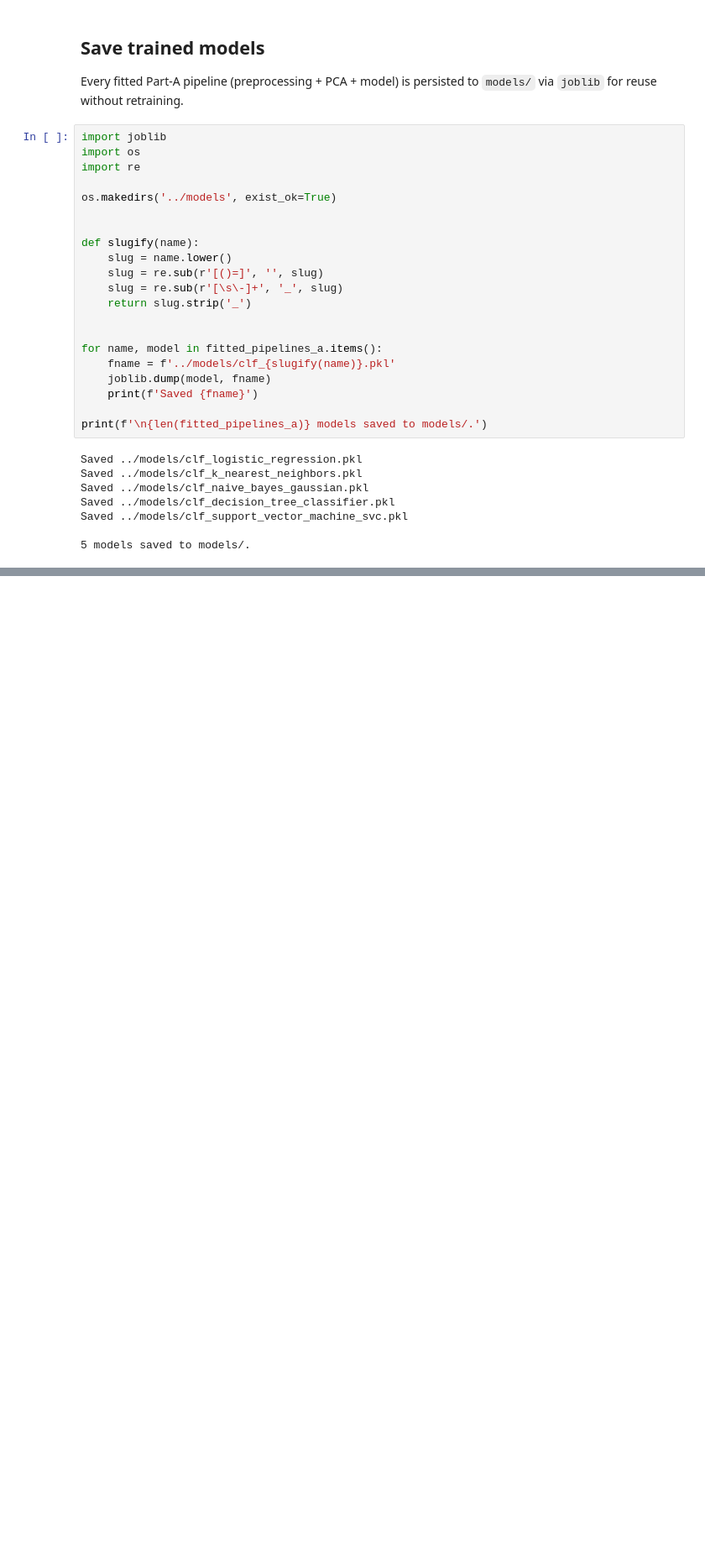
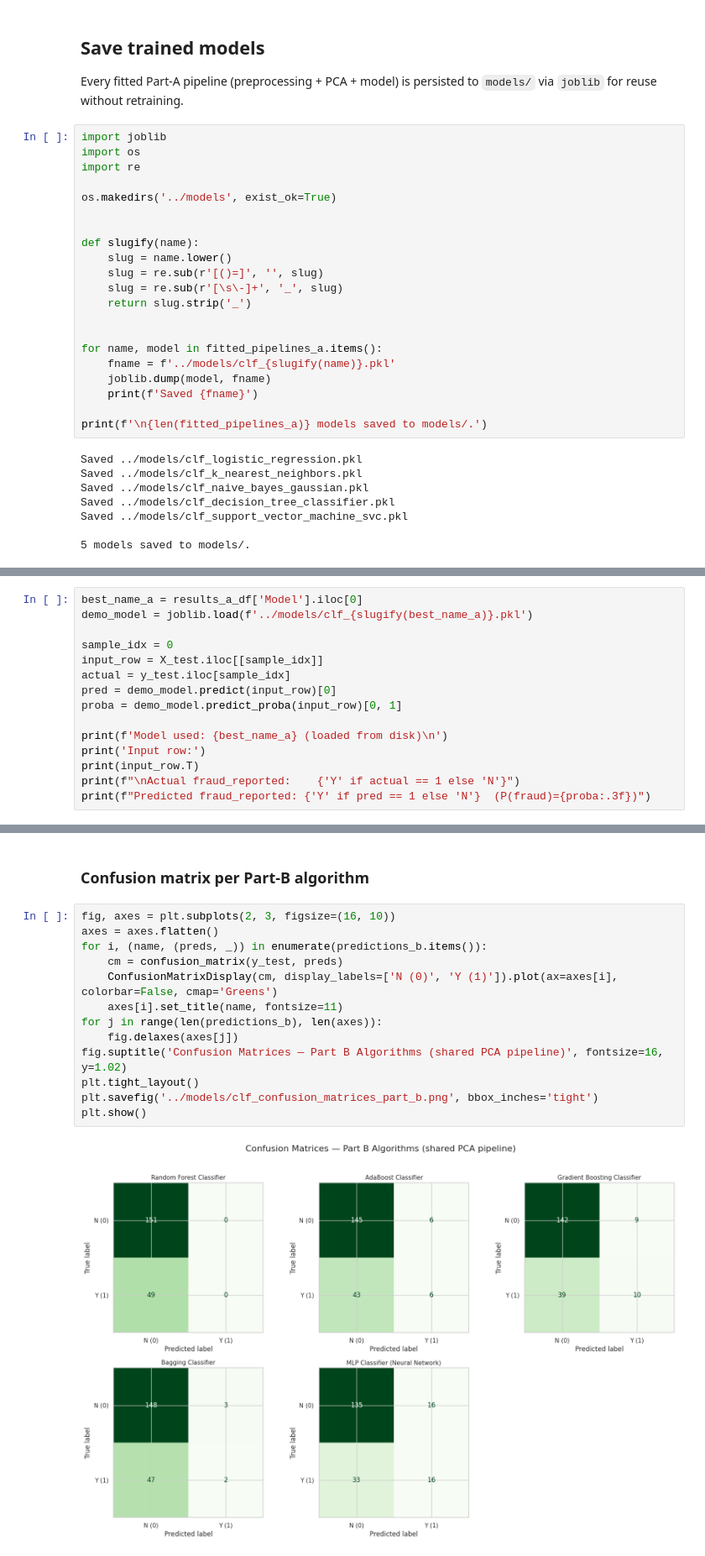
Before and after one commit to GVR2007/AI-risk-analysis, a Jupyter notebook: notebooks/classification.ipynb, the cells around one changed output, grey strips where cells are left out. Shown at 84% size. Cells and saved outputs as stored; diff of their text form; blank space fills up the shorter version.

```diff
--- a/notebooks/classification.ipynb
+++ b/notebooks/classification.ipynb
@@ -555,0 +560,15 @@ Saved ../models/clf_support_vector_machine_svc.pkl
+# %%
+best_name_a = results_a_df['Model'].iloc[0]
+demo_model = joblib.load(f'../models/clf_{slugify(best_name_a)}.pkl')
+
+sample_idx = 0
+input_row = X_test.iloc[[sample_idx]]
+actual = y_test.iloc[sample_idx]
+pred = demo_model.predict(input_row)[0]
+proba = demo_model.predict_proba(input_row)[0, 1]
+
+print(f'Model used: {best_name_a} (loaded from disk)\n')
+print('Input row:')
+print(input_row.T)
+print(f"\nActual fraud_reported:    {'Y' if actual == 1 else 'N'}")
+print(f"Predicted fraud_reported: {'Y' if pred == 1 else 'N'}  (P(fraud)={proba:.3f})")
@@ -555,0 +677,17 @@ Saved ../models/clf_support_vector_machine_svc.pkl
+# %% [markdown]
+### Confusion matrix per Part-B algorithm
+# %%
+fig, axes = plt.subplots(2, 3, figsize=(16, 10))
+axes = axes.flatten()
+for i, (name, (preds, _)) in enumerate(predictions_b.items()):
+    cm = confusion_matrix(y_test, preds)
+    ConfusionMatrixDisplay(cm, display_labels=['N (0)', 'Y (1)']).plot(ax=axes[i], colorbar=False, cmap='Greens')
+    axes[i].set_title(name, fontsize=11)
+for j in range(len(predictions_b), len(axes)):
+    fig.delaxes(axes[j])
+fig.suptitle('Confusion Matrices — Part B Algorithms (shared PCA pipeline)', fontsize=16, y=1.02)
+plt.tight_layout()
+plt.savefig('../models/clf_confusion_matrices_part_b.png', bbox_inches='tight')
+plt.show()
+# %% [output]
+[figure, added]
```
Also changed, not shown: parts of 12 cells of this notebook.
